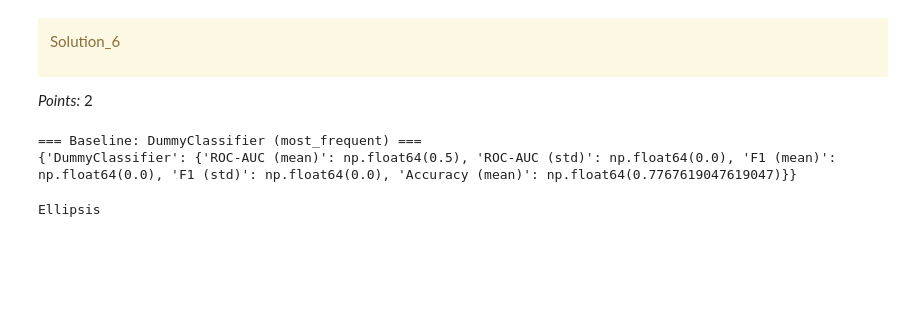
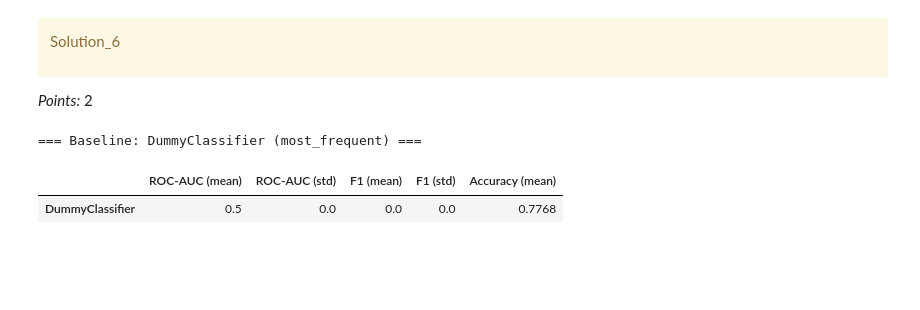
Before and after one commit to moraesand/hw5_cpsc330, a Jupyter notebook: hw5.ipynb, the cells around one changed output. Saved outputs shown, nothing was run; the diff lists cells and outputs as text; code cells hidden in the pictures.

```diff
--- a/hw5.ipynb
+++ b/hw5.ipynb
@@ -467,12 +467,21 @@ def features_engineering(X):
     # Feature 2: pay-to-bill Ratio
     X_copy["BILL_AMT_avg"] = X_copy[bill_headers].mean(axis=1)
     X_copy["PAY_AMT_avg"] = X_copy[pay_amt_headers].mean(axis=1)
-    X_copy["pay_to_bill_ratio"] = (X_copy["PAY_AMT_avg"].clip(lower=0) / X_copy["BILL_AMT_avg"]).replace([np.inf, -np.inf], np.nan).dropna()
+    # X_copy["pay_to_bill_ratio"] = (X_copy["PAY_AMT_avg"].clip(lower=0) / X_copy["BILL_AMT_avg"]).replace([np.inf, -np.inf], np.nan)
 
-    # Feature 3: Credit Utilization (BILL_AMT_avg / LIMIT_BAL)
-    X_copy["credit_utilization"] = (X_copy["BILL_AMT_avg"].clip(lower=0) / X_copy["LIMIT_BAL"]).replace([np.inf, -np.inf], np.nan).dropna()
+    # # Feature 3: Credit Utilization (BILL_AMT_avg / LIMIT_BAL)
+    # X_copy["credit_utilization"] = (X_copy["BILL_AMT_avg"].clip(lower=0) / X_copy["LIMIT_BAL"]).replace([np.inf, -np.inf], np.nan)
 
-    # Feature 4: xxx
+    denom_bill = X_copy["BILL_AMT_avg"].replace(0, np.nan)
+    X_copy["pay_to_bill_ratio"] = (X_copy["PAY_AMT_avg"].clip(lower=0) / denom_bill)
+    X_copy["pay_to_bill_ratio"] = X_copy["pay_to_bill_ratio"].replace([np.inf, -np.inf], np.nan)
+
+    # Feature 3: credit utilization (safe division)
+    denom_limit = X_copy["LIMIT_BAL"].replace(0, np.nan)
+    X_copy["credit_utilization"] = (X_copy["BILL_AMT_avg"].clip(lower=0) / denom_limit)
+    X_copy["credit_utilization"] = X_copy["credit_utilization"].replace([np.inf, -np.inf], np.nan)
+
+    # Feature 4: Delinquency Count
 
     return X_copy
 
@@ -495,19 +504,37 @@ print(f"Numeric features ({len(numeric_feat)}):\n  {numeric_feat}\n")
 Numeric features (25):
   ['LIMIT_BAL', 'AGE', 'PAY_0', 'PAY_2', 'PAY_3', 'PAY_4', 'PAY_5', 'PAY_6', 'BILL_AMT1', 'BILL_AMT2', 'BILL_AMT3', 'BILL_AMT4', 'BILL_AMT5', 'BILL_AMT6', 'PAY_AMT1', 'PAY_AMT2', 'PAY_AMT3', 'PAY_AMT4 ...
 # %%
-# --- Build ColumnTransformer ---
+"""
+Numeric Transformer
 
+Imputes data NaN values w/ median of dataset
+Scales data using StandardScaler()
+"""
 numeric_transformer = Pipeline(steps=[
     ('imputer', SimpleImputer(strategy='median')),
     ('scaler', StandardScaler())
 ])
 
+
+"""
+Categorical Transformer
+
+Imputes data NaN values w/ the most frequent value
+Converts data to binary format (OHE)
+"""
 categorical_transformer = Pipeline(steps=[
     ('imputer', SimpleImputer(strategy='most_frequent')),
     ('ohe', OneHotEncoder(handle_unknown='ignore', sparse_output=False))
 ])
 
-ordinal_transformer = Pipeline(steps=[
+"""
+Ordinal Transformer
+
+
+Imputes data NaN values w/ the most frequent value
+Converts data to ordinal format
+"""
+ordinal_transformer = Pipeline([
     ('imputer', SimpleImputer(strategy='most_frequent')),
     ('ord', OrdinalEncoder(categories=ordinal_categories, handle_unknown='use_encoded_value', unknown_value=-1))
 ])
@@ -517,7 +544,3 @@ preprocessor = ColumnTransformer(transformers=[
     ('cat', categorical_transformer, cate_feat),
     ('ord', ordinal_transformer, ordinal_feat)
 ])
-
-# Quick sanity check — fit/transform on train
-X_train_transformed = preprocessor.fit_transform(X_train_features)
-print("Transformed training set shape:", X_train_transformed.shape)
@@ -556,28 +582,26 @@ _Points:_ 2
 # %%
 scoring = {'roc_auc': 'roc_auc', 'f1': 'f1', 'accuracy': 'accuracy'}
 
 dummy = DummyClassifier(strategy='most_frequent', random_state=123)
 dummy_pipe = make_pipeline(preprocessor, dummy)
 
 cv_dummy = cross_validate(dummy_pipe, X_train_features, y_train, cv=5, scoring=scoring)
 
 results = {}
 results['DummyClassifier'] = {
     'ROC-AUC (mean)': cv_dummy['test_roc_auc'].mean(),
     'ROC-AUC (std)': cv_dummy['test_roc_auc'].std(),
     'F1 (mean)': cv_dummy['test_f1'].mean(),
     'F1 (std)': cv_dummy['test_f1'].std(),
     'Accuracy (mean)': cv_dummy['test_accuracy'].mean(),
 }
 
 print("=== Baseline: DummyClassifier (most_frequent) ===")
 pd.DataFrame(results).T.round(4)
-print(results)
-...
 # %% [output]
 === Baseline: DummyClassifier (most_frequent) ===
-{'DummyClassifier': {'ROC-AUC (mean)': np.float64(0.5), 'ROC-AUC (std)': np.float64(0.0), 'F1 (mean)': np.float64(0.0), 'F1 (std)': np.float64(0.0), 'Accuracy (mean)': np.float64(0.7767619047619047)}}
-Ellipsis
+|  | ROC-AUC (mean) | ROC-AUC (std) | F1 (mean) | F1 (std) | Accuracy (mean) |
+| DummyClassifier | 0.5 | 0.0 | 0.0 | 0.0 | 0.7768 |
 # %%
 ...
 # %%
```
Also changed, not shown: parts of 4 cells of this notebook.
